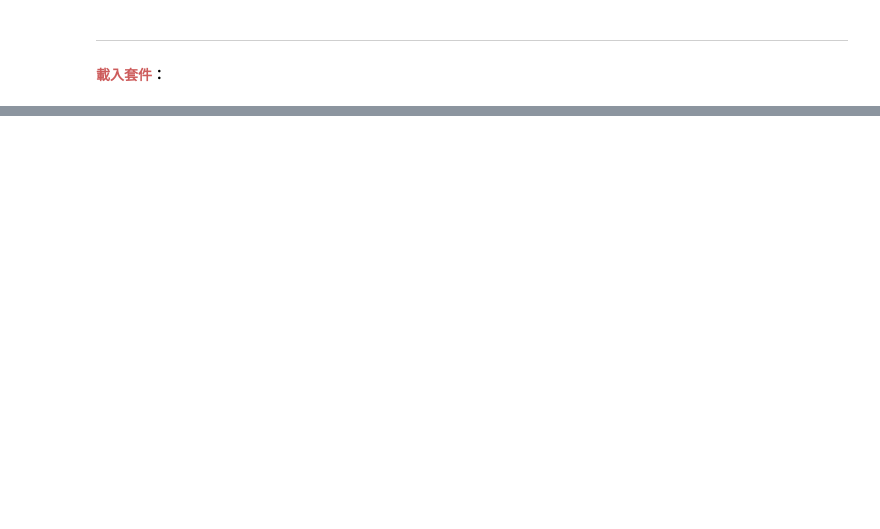
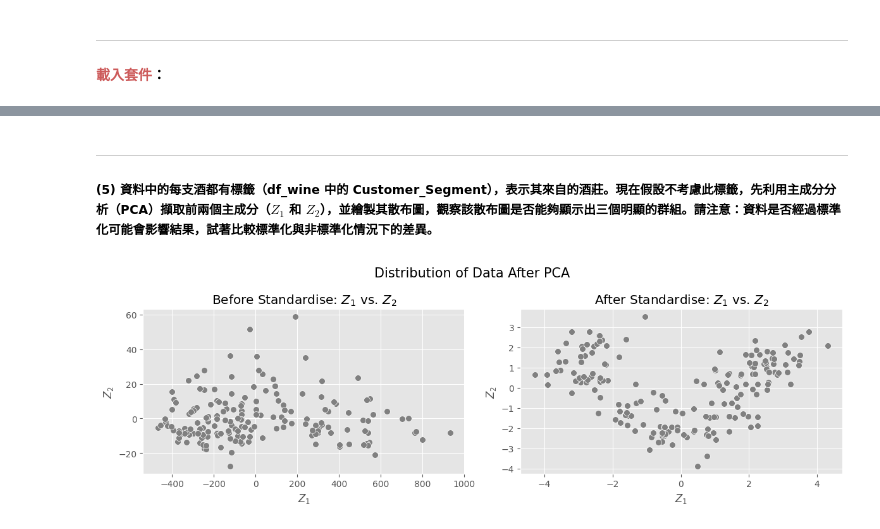
Before and after one commit to shengsia02/ShallowML, a Jupyter notebook: HW1/hw1.ipynb, the cells around one changed output, grey strips where cells are left out. Cells and saved outputs as stored; diff of their text form; code cells hidden in the pictures; blank space fills up the shorter version.

```diff
--- a/HW1/hw1.ipynb
+++ b/HW1/hw1.ipynb
@@ -261,0 +216,23 @@ plt.show()
+# %% [markdown]
+<hr>
+
+##### (5) 資料中的每支酒都有標籤（df_wine 中的 **Customer_Segment**），表示其來自的酒莊。現在假設不考慮此標籤，先利用主成分分析（PCA）擷取前兩個主成分（$Z_1$ 和 $Z_2$），並繪製其散布圖，觀察該散布圖是否能夠顯示出三個明顯的群組。請注意：資料是否經過標準化可能會影響結果，試著比較標準化與非標準化情況下的差異。
+# %%
+plt.style.use('ggplot')
+fig, ax = plt.subplots(1, 2, figsize=(12, 4))
+
+ax[0].scatter(Z[:, 0], Z[:, 1], edgecolors='w', color='gray', s=50)
+ax[0].set_xlabel('$Z_1$')
+ax[0].set_ylabel('$Z_2$')
+ax[0].set_title('Before Standardise: $Z_1$ vs. $Z_2$')
+
+ax[1].scatter(Z_std[:, 0], Z_std[:, 1], edgecolors='w', color='gray', s=50)
+ax[1].set_xlabel('$Z_1$')
+ax[1].set_ylabel('$Z_2$')
+ax[1].set_title('After Standardise: $Z_1$ vs. $Z_2$')
+
+plt.suptitle('Distribution of Data After PCA', fontsize=15)
+plt.tight_layout()
+plt.show()
+# %% [output]
+[figure, added]
```
Also changed, not shown: parts of 91 cells of this notebook, 2 other files.
